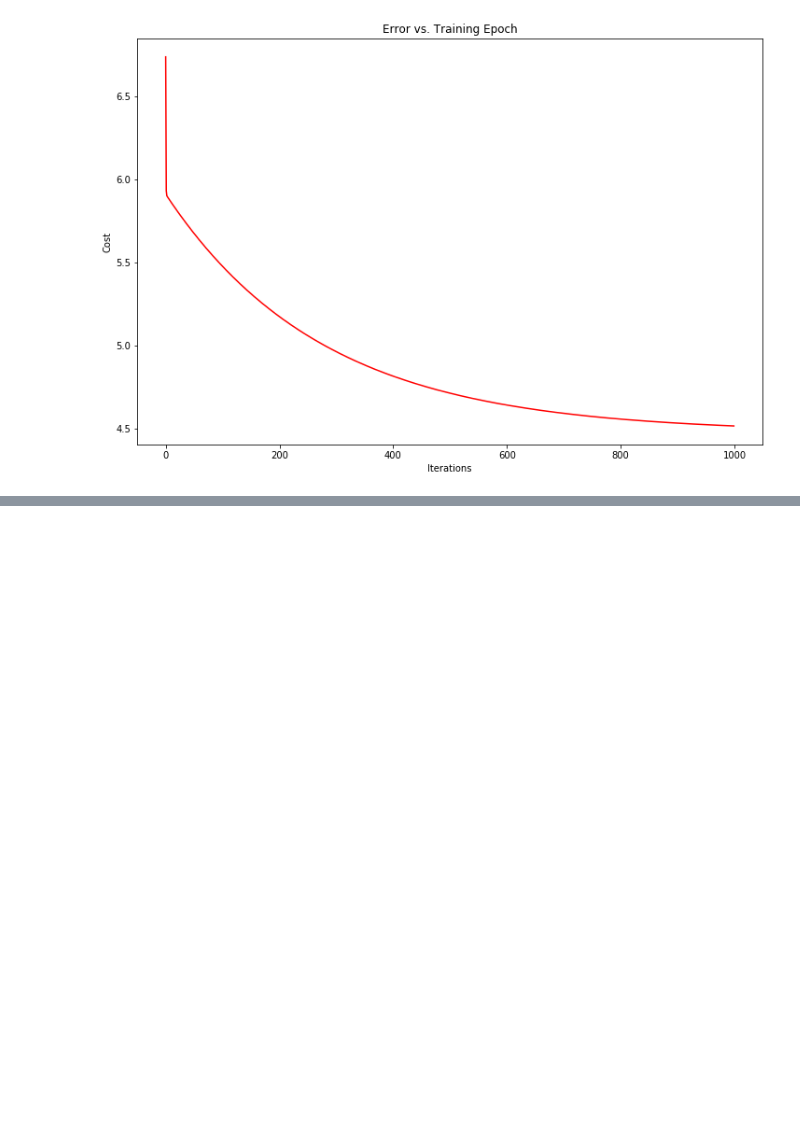
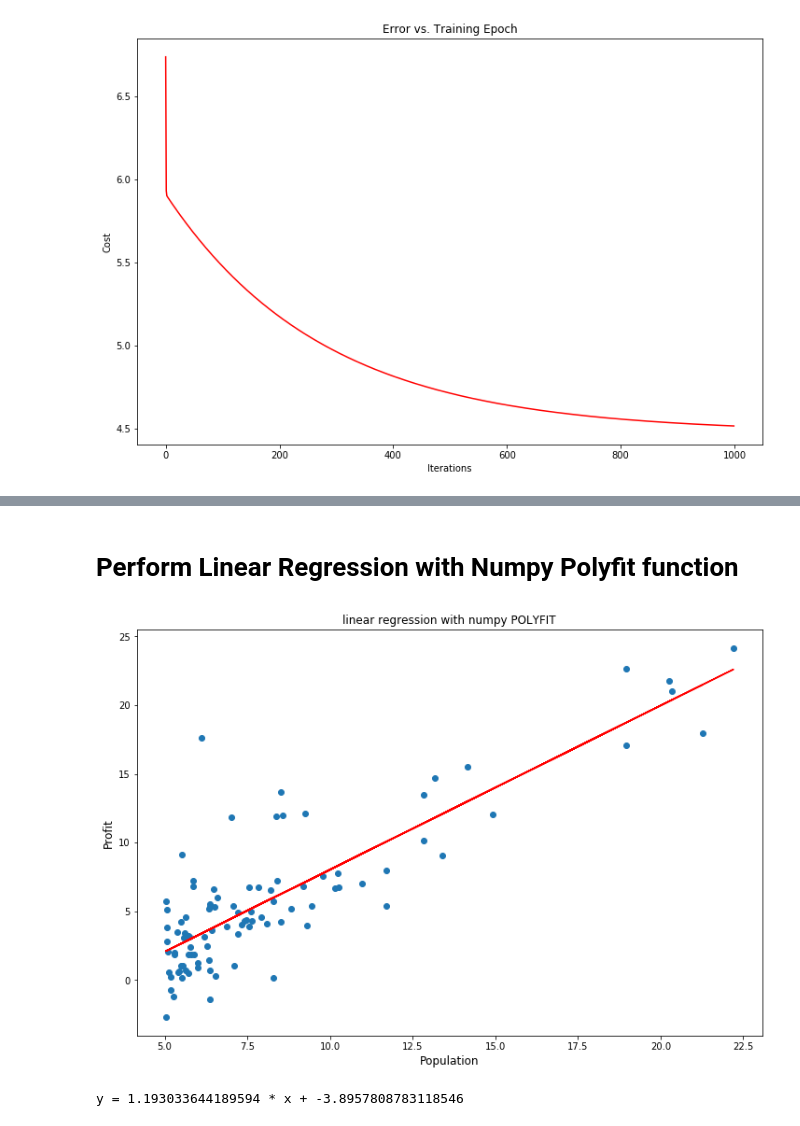
Before and after one commit to zanuccod/Machine-Learning-Examples, a Jupyter notebook: Linear Regression/linearRegression.ipynb, the cells around one changed output, grey strips where cells are left out. Drawn from its saved outputs; the diff is of its cells as text; code cells hidden in the pictures; blank space fills up the shorter version.

```diff
--- a/Linear Regression/linearRegression.ipynb
+++ b/Linear Regression/linearRegression.ipynb
@@ -150,0 +163,26 @@ Text(0.5, 1.0, 'Error vs. Training Epoch')
+# %% [markdown]
+# Perform Linear Regression with Numpy <b> Polyfit </b> function
+# %%
+# create a linear regression from the data points
+m,b = np.polyfit(x, y, 1)
+
+# this is a simple y = mx + b line function
+def f(x):
+    return m * x + b
+
+# this generates the same scatter plot before
+# but adds a line plot using the function above
+plt.figure(figsize=(12, 8))
+plt.scatter(x, y)
+plt.plot(x, f(x), 'r')
+plt.title("linear regression with numpy POLYFIT")
+plt.xlabel('Population', fontsize=12)
+plt.ylabel('Profit', fontsize=12)
+plt.show()
+
+# Prints text to the screen showing the computed values of m and b
+print(' y = {0} * x + {1}'.format(m, b))
+plt.show()
+# %% [output]
+[figure, added]
+y = 1.193033644189594 * x + -3.8957808783118546
```
Also changed, not shown: parts of 4 cells of this notebook.
